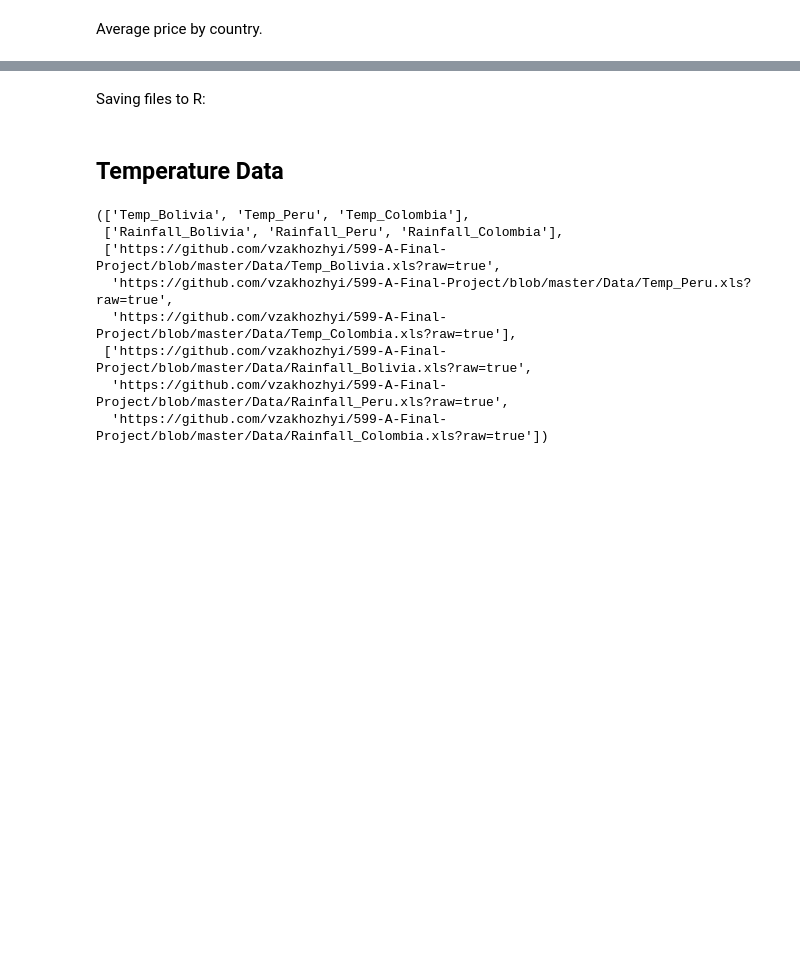
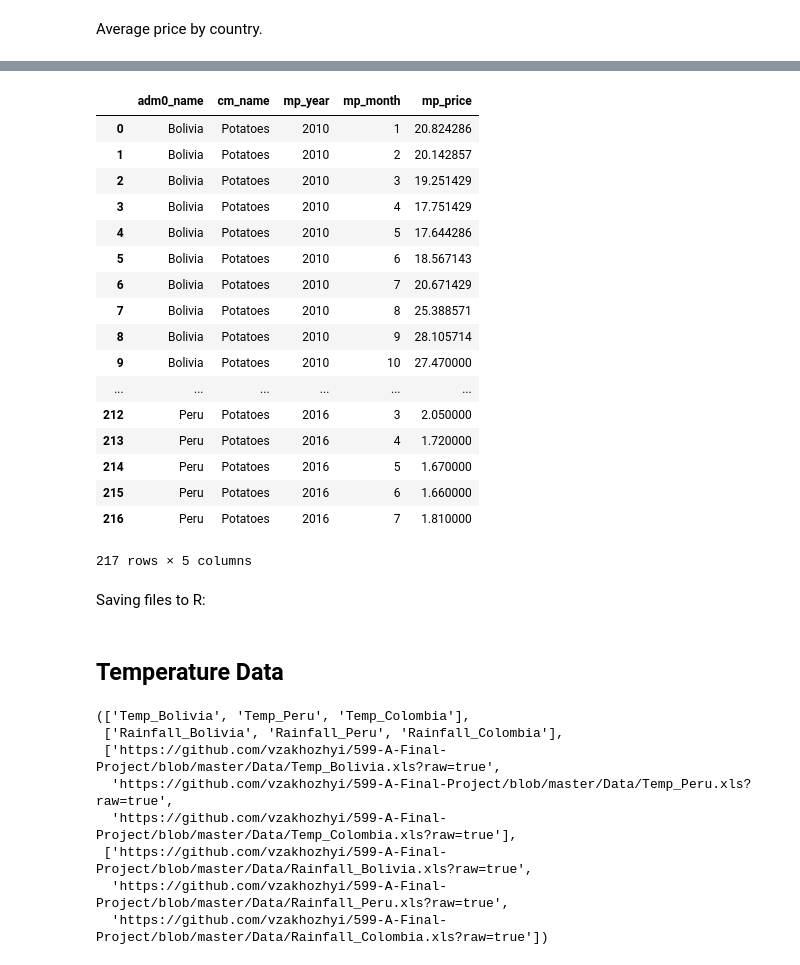
Before and after one commit to vzakhozhyi/599-A-Final-Project, a Jupyter notebook: Test-Haotian Bu Copy.ipynb, the cells around one changed output, grey strips where cells are left out. Saved outputs shown, nothing was run; the diff lists cells and outputs as text; code cells hidden in the pictures; blank space fills up the shorter version.

```diff
--- a/Test-Haotian Bu Copy.ipynb
+++ b/Test-Haotian Bu Copy.ipynb
@@ -113,2 +150,4 @@ Unified the name of potatoes.
 # %% [markdown]
 Average price by country.
+# %%
+PriceData = Price.groupby(['adm0_name','cm_name','mp_year','mp_month'], as_index=False)[['mp_price']].mean()
@@ -115,3 +160,24 @@ Average price by country.
+# %%
+PriceData
+# %% [output]
+|  | adm0_name | cm_name | mp_year | mp_month | mp_price |
+| 0 | Bolivia | Potatoes | 2010 | 1 | 20.824286 |
+| 1 | Bolivia | Potatoes | 2010 | 2 | 20.142857 |
+| 2 | Bolivia | Potatoes | 2010 | 3 | 19.251429 |
+| 3 | Bolivia | Potatoes | 2010 | 4 | 17.751429 |
+| 4 | Bolivia | Potatoes | 2010 | 5 | 17.644286 |
+| 5 | Bolivia | Potatoes | 2010 | 6 | 18.567143 |
+| 6 | Bolivia | Potatoes | 2010 | 7 | 20.671429 |
+| 7 | Bolivia | Potatoes | 2010 | 8 | 25.388571 |
+| 8 | Bolivia | Potatoes | 2010 | 9 | 28.105714 |
+| 9 | Bolivia | Potatoes | 2010 | 10 | 27.470000 |
+| ... | ... | ... | ... | ... | ... |
+| 212 | Peru | Potatoes | 2016 | 3 | 2.050000 |
+| 213 | Peru | Potatoes | 2016 | 4 | 1.720000 |
+| 214 | Peru | Potatoes | 2016 | 5 | 1.670000 |
+| 215 | Peru | Potatoes | 2016 | 6 | 1.660000 |
+| 216 | Peru | Potatoes | 2016 | 7 | 1.810000 |
+217 rows × 5 columns
 # %% [markdown]
 Saving files to R:
 # %%
```
Also changed, not shown: parts of 7 cells of this notebook, 1 other file.
